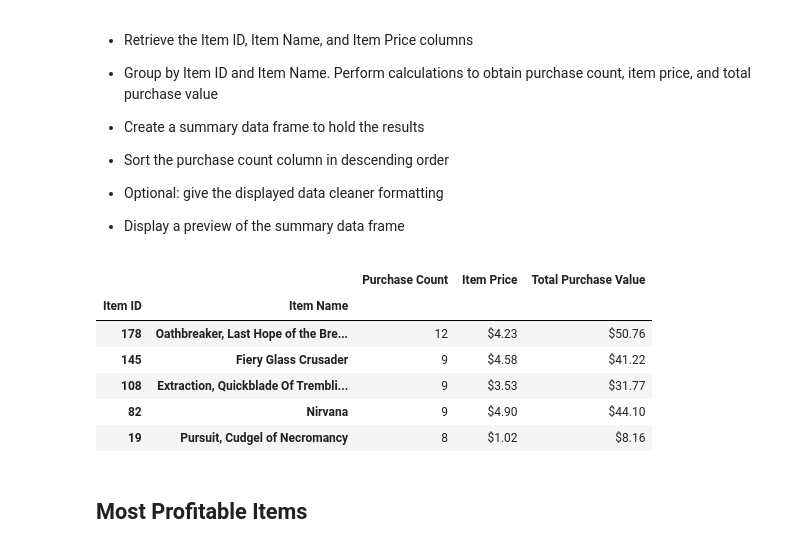
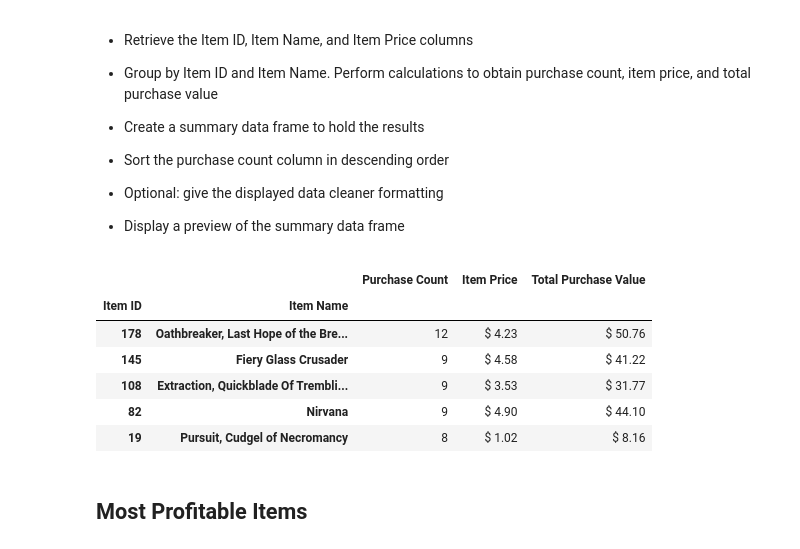
Before and after one commit to leontan4/data-science-bootcamp, a Jupyter notebook: panda-challenge/HeroesOfPymoli_starter.ipynb, the cells around one changed output. Saved outputs shown, nothing was run; the diff lists cells and outputs as text; code cells hidden in the pictures.

```diff
--- a/panda-challenge/HeroesOfPymoli_starter.ipynb
+++ b/panda-challenge/HeroesOfPymoli_starter.ipynb
@@ -326,25 +325,26 @@ analysis.head()
 # %%
 item_count = purchase_data.groupby(["Item ID", "Item Name"]).count().sort_values(by = "Purchase ID", ascending = False)
 item_value = purchase_data.groupby(["Item ID", "Item Name"]).sum().sort_values(by = "Purchase ID", ascending = False)
 
 # Purchase Count, Item Price and Total Purchase Value
 item_count["Total Purchase Value"] = item_value["Price"]
 item_count["Purchase Count"] = item_count["Purchase ID"]
 item_count["Item Price"] = item_count["Total Purchase Value"]/item_count["Purchase Count"]
+items = item_count[["Purchase Count", "Item Price", "Total Purchase Value"]]
 
 # Formatting to currency and two decimal places
 item_count["Total Purchase Value"] = item_count["Total Purchase Value"].map("$ {:.2f}".format)
 item_count["Item Price"] = item_count["Item Price"].map("$ {:.2f}".format)
 
 item_count[["Purchase Count", "Item Price", "Total Purchase Value"]].head()
 # %% [output]
 |  |  | Purchase Count | Item Price | Total Purchase Value |
 | Item ID | Item Name |  |  |  |
-| 178 | Oathbreaker, Last Hope of the Bre... | 12 | $4.23 | $50.76 |
-| 145 | Fiery Glass Crusader | 9 | $4.58 | $41.22 |
-| 108 | Extraction, Quickblade Of Trembli... | 9 | $3.53 | $31.77 |
-| 82 | Nirvana | 9 | $4.90 | $44.10 |
-| 19 | Pursuit, Cudgel of Necromancy | 8 | $1.02 | $8.16 |
+| 178 | Oathbreaker, Last Hope of the Bre... | 12 | $ 4.23 | $ 50.76 |
+| 145 | Fiery Glass Crusader | 9 | $ 4.58 | $ 41.22 |
+| 108 | Extraction, Quickblade Of Trembli... | 9 | $ 3.53 | $ 31.77 |
+| 82 | Nirvana | 9 | $ 4.90 | $ 44.10 |
+| 19 | Pursuit, Cudgel of Necromancy | 8 | $ 1.02 | $ 8.16 |
 # %% [markdown]
 ## Most Profitable Items
 # %% [markdown]
```
Also changed, not shown: parts of 2 cells of this notebook.
